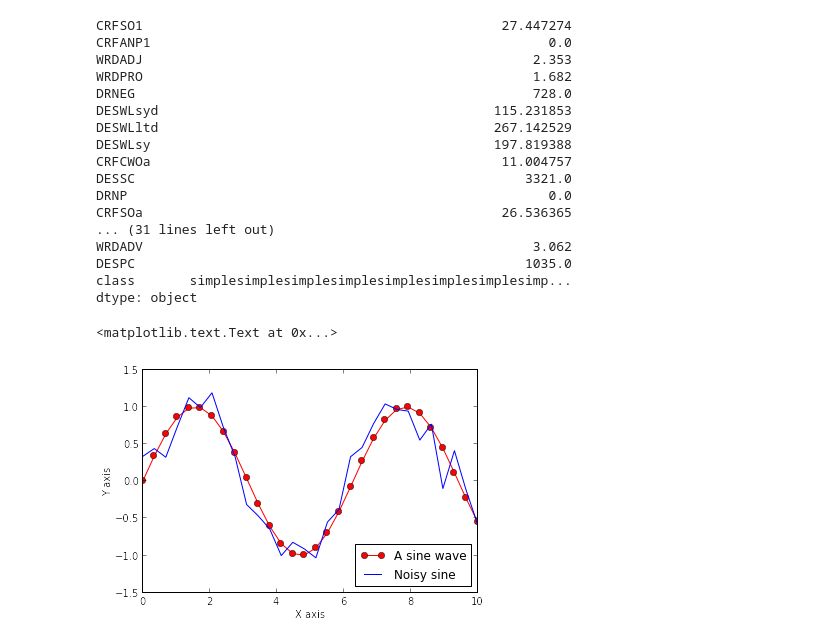
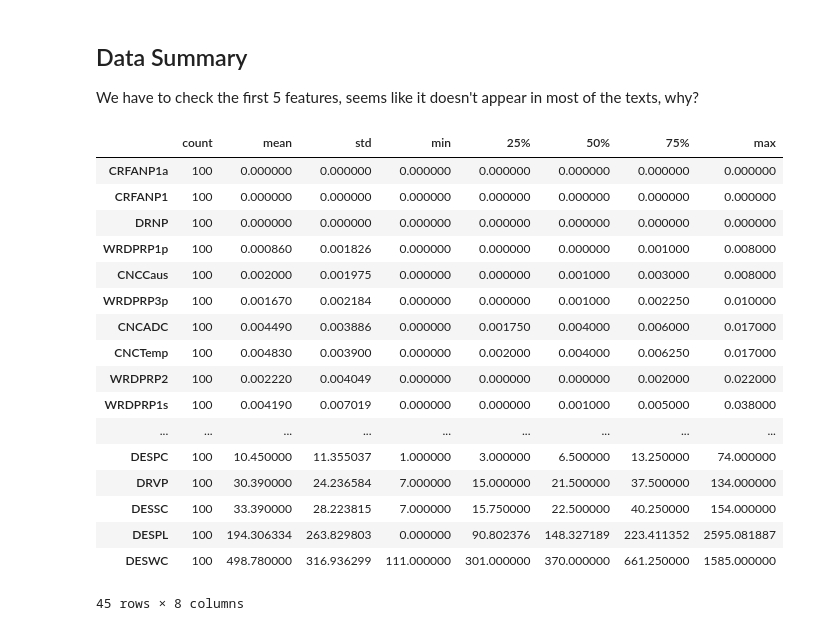
Before and after one commit to andreqi/coh-metrix-experimetation, a Jupyter notebook: Coh-metrix-esp.ipynb, the cells around one changed output. Drawn from its saved outputs; the diff is of its cells as text; code cells hidden in the pictures.

```diff
--- a/Coh-metrix-esp.ipynb
+++ b/Coh-metrix-esp.ipynb
@@ -22,41 +22,5 @@ cols = [d['feature'] for d in featureLabel]
 df = pd.DataFrame.from_records(featureVector, columns=cols)
 # %%
 df[cols[:-1]] = df[cols[:-1]].astype(float)
-# %%
-df.sum()
-# %% [output]
-CRFSO1                                              27.447274
-CRFANP1                                                   0.0
-WRDADJ                                                  2.353
-WRDPRO                                                  1.682
-DRNEG                                                   728.0
-DESWLsyd                                           115.231853
-DESWLltd                                           267.142529
-DESWLsy                                            197.819388
-CRFCWOa                                             11.004757
-DESSC                                                  3321.0
-DRNP                                                      0.0
-CRFSOa                                              26.536365
-... (31 lines left out)
-WRDADV                                                  3.062
-DESPC                                                  1035.0
-class       simplesimplesimplesimplesimplesimplesimplesimp...
-dtype: object
-# %%
-#this line prepares IPython for working with matplotlib
-%matplotlib inline
-
-# this actually imports matplotlib
-import matplotlib.pyplot as plt
-
-x = np.linspace(0, 10, 30)  #array of 30 points from 0 to 10
-y = np.sin(x)
-z = y + np.random.normal(size=30) * .2
-plt.plot(x, y, 'ro-', label='A sine wave')
-plt.plot(x, z, 'b-', label='Noisy sine')
-plt.legend(loc = 'lower right')
-plt.xlabel("X axis")
-plt.ylabel("Y axis")
-# %% [output]
-<matplotlib.text.Text at 0x...>
-[figure, removed]
+# %%
+stats = df.describe().T
@@ -62,0 +29,24 @@ plt.ylabel("Y axis")
+# %% [markdown]
+## Data Summary
+We have to check the first 5 features, seems like it doesn't appear in most of the texts, why?
+# %%
+stats.sort_index(by='std')
+# %% [output]
+|  | count | mean | std | min | 25% | 50% | 75% | max |
+| CRFANP1a | 100 | 0.000000 | 0.000000 | 0.000000 | 0.000000 | 0.000000 | 0.000000 | 0.000000 |
+| CRFANP1 | 100 | 0.000000 | 0.000000 | 0.000000 | 0.000000 | 0.000000 | 0.000000 | 0.000000 |
+| DRNP | 100 | 0.000000 | 0.000000 | 0.000000 | 0.000000 | 0.000000 | 0.000000 | 0.000000 |
+| WRDPRP1p | 100 | 0.000860 | 0.001826 | 0.000000 | 0.000000 | 0.000000 | 0.001000 | 0.008000 |
+| CNCCaus | 100 | 0.002000 | 0.001975 | 0.000000 | 0.000000 | 0.001000 | 0.003000 | 0.008000 |
+| WRDPRP3p | 100 | 0.001670 | 0.002184 | 0.000000 | 0.000000 | 0.001000 | 0.002250 | 0.010000 |
+| CNCADC | 100 | 0.004490 | 0.003886 | 0.000000 | 0.001750 | 0.004000 | 0.006000 | 0.017000 |
+| CNCTemp | 100 | 0.004830 | 0.003900 | 0.000000 | 0.002000 | 0.004000 | 0.006250 | 0.017000 |
+| WRDPRP2 | 100 | 0.002220 | 0.004049 | 0.000000 | 0.000000 | 0.000000 | 0.002000 | 0.022000 |
+| WRDPRP1s | 100 | 0.004190 | 0.007019 | 0.000000 | 0.000000 | 0.001000 | 0.005000 | 0.038000 |
+| ... | ... | ... | ... | ... | ... | ... | ... | ... |
+| DESPC | 100 | 10.450000 | 11.355037 | 1.000000 | 3.000000 | 6.500000 | 13.250000 | 74.000000 |
+| DRVP | 100 | 30.390000 | 24.236584 | 7.000000 | 15.000000 | 21.500000 | 37.500000 | 134.000000 |
+| DESSC | 100 | 33.390000 | 28.223815 | 7.000000 | 15.750000 | 22.500000 | 40.250000 | 154.000000 |
+| DESPL | 100 | 194.306334 | 263.829803 | 0.000000 | 90.802376 | 148.327189 | 223.411352 | 2595.081887 |
+| DESWC | 100 | 498.780000 | 316.936299 | 111.000000 | 301.000000 | 370.000000 | 661.250000 | 1585.000000 |
+45 rows × 8 columns
```
Also changed, not shown: parts of 6 cells of this notebook.
